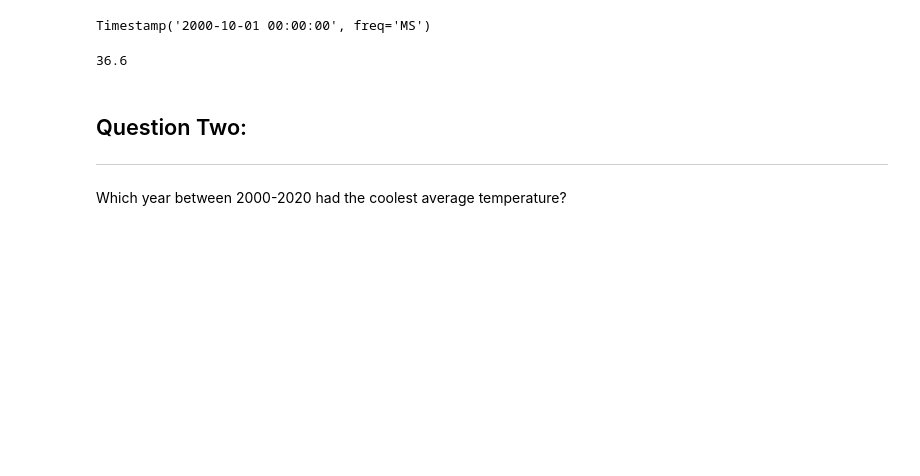
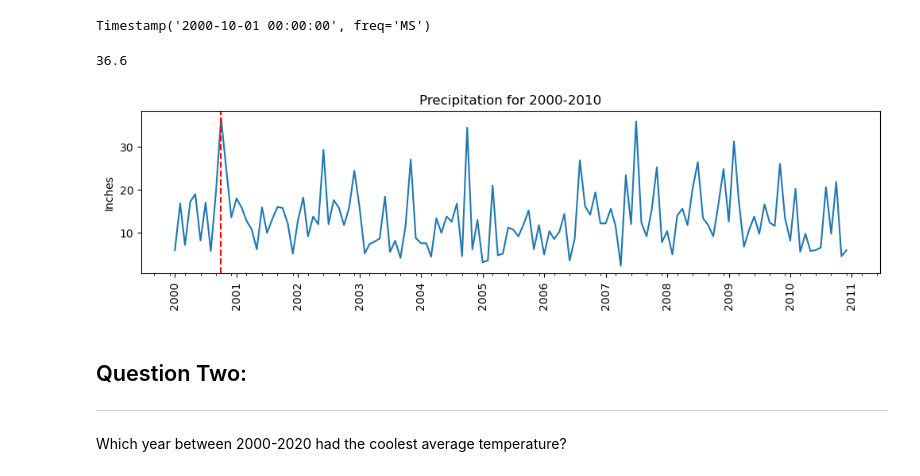
Before and after one commit to JosephHobbs9292/Resampling-Datetime-Data, a Jupyter notebook: Resampling Datetime Data.ipynb, the cells around one changed output. Drawn from its saved outputs; the diff is of its cells as text; code cells hidden in the pictures; blank space fills up the shorter version.

Commit message:
Update visualizations

```diff
--- a/Resampling Datetime Data.ipynb
+++ b/Resampling Datetime Data.ipynb
@@ -181,6 +176,34 @@ value_precipitation = df_precipitation["precipitation"].max()
 value_precipitation
 # %% [output]
 36.6
+# %%
+## Visualizing Monthly precipitation
+
+## Creating tick locators and formatters
+loc_3months = mdates.MonthLocator(interval=3)
+fmt_months = mdates.DateFormatter("%b")
+
+loc_year = mdates.YearLocator()
+fmt_year = mdates.DateFormatter("%Y")
+
+## Creating Graph
+df_rainfall = df_precipitation["precipitation"].copy()
+fig, ax = plt.subplots(figsize=(12,3))
+ax.plot(df_rainfall.index, df_rainfall.values);
+ax.set_title("Precipitation for 2000-2010")
+ax.set_ylabel("Inches")
+
+## Setting tick locators and formatters
+ax.xaxis.set_minor_locator(loc_3months)
+
+ax.xaxis.set_major_locator(loc_year)
+ax.xaxis.set_major_formatter(fmt_year)
+fig.autofmt_xdate(rotation=90,ha='center')
+
+## Adding vertical line at date with max value
+plt.axvline(result_precipitation, color = "red", linestyle = "--");
+# %% [output]
+[figure, new version]
 # %% [markdown]
 ## Question Two:
 ---
```
Also changed, not shown: parts of 9 cells of this notebook.
